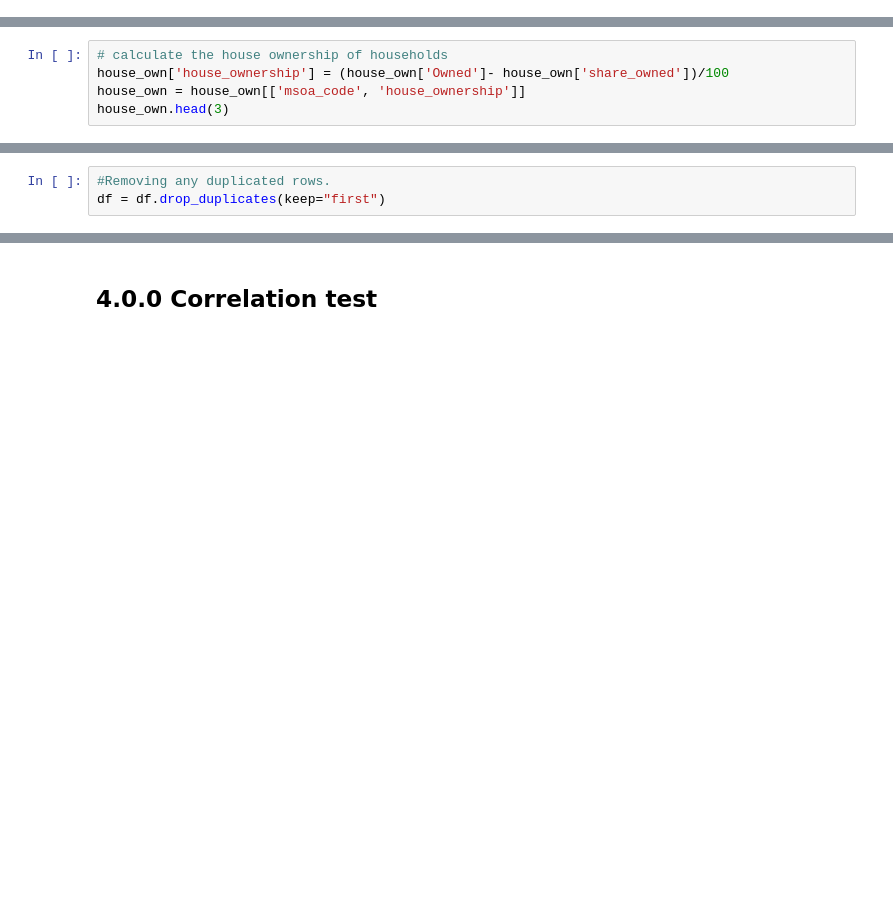
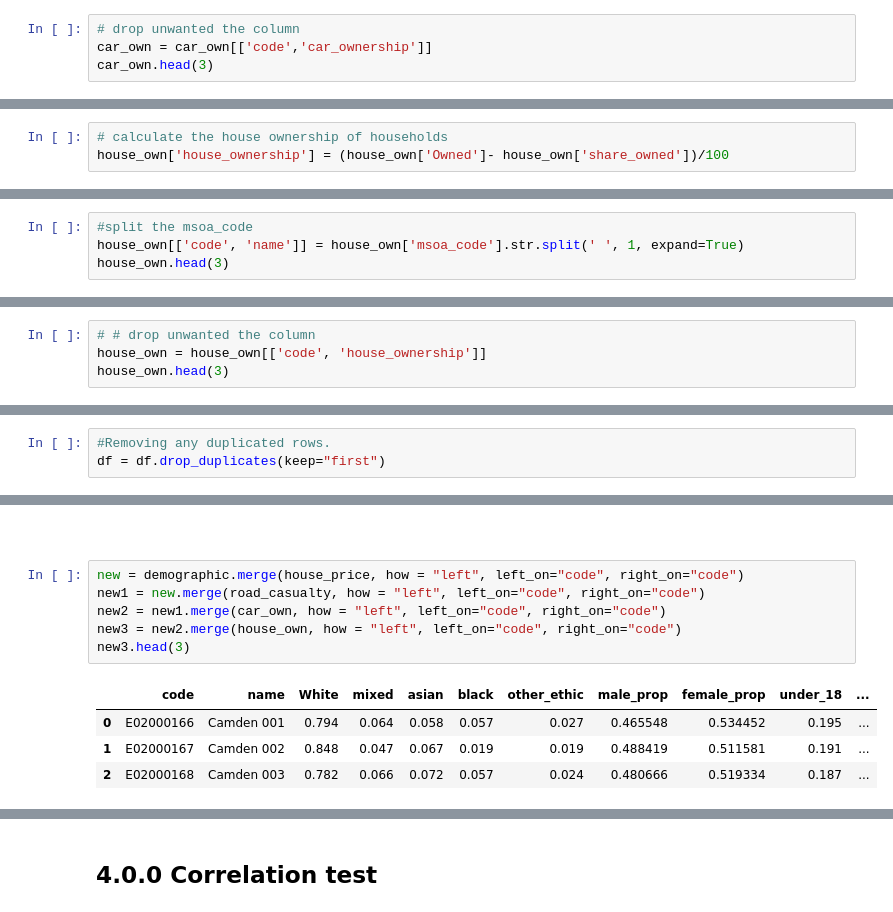
Before and after one commit to ZacharyP-E/qm_group25, a Jupyter notebook: qm_group_code.ipynb, the cells around one changed output, grey strips where cells are left out. Drawn from its saved outputs; the diff is of its cells as text; blank space fills up the shorter version.

```diff
--- a/qm_group_code.ipynb
+++ b/qm_group_code.ipynb
@@ -383,0 +394,4 @@ car_own.head(3)
+# %%
+# drop unwanted the column
+car_own = car_own[['code','car_ownership']]
+car_own.head(3)
@@ -402,5 +421,3 @@ Index(['msoa_code', 'All households', 'Owned', 'share_owned', 'Social rented',
 # %%
 # calculate the house ownership of households
 house_own['house_ownership'] = (house_own['Owned']- house_own['share_owned'])/100
-house_own = house_own[['msoa_code', 'house_ownership']]
-house_own.head(3)
@@ -411,0 +424,4 @@ house_own.head(3)
+# %%
+#split the msoa_code
+house_own[['code', 'name']] = house_own['msoa_code'].str.split(' ', 1, expand=True)
+house_own.head(3)
@@ -411,0 +433,4 @@ house_own.head(3)
+# %%
+# # drop unwanted the column
+house_own = house_own[['code', 'house_ownership']]
+house_own.head(3)
@@ -629,0 +672,13 @@ df = df.drop_duplicates(keep="first")
+# %% [markdown]
+###
+# %%
+new = demographic.merge(house_price, how = "left", left_on="code", right_on="code")
+new1 = new.merge(road_casualty, how = "left", left_on="code", right_on="code")
+new2 = new1.merge(car_own, how = "left", left_on="code", right_on="code")
+new3 = new2.merge(house_own, how = "left", left_on="code", right_on="code")
+new3.head(3)
+# %% [output]
+|  | code | name | White | mixed | asian | black | other_ethic | male_prop | female_prop | under_18 | ... |
+| 0 | E02000166 | Camden 001 | 0.794 | 0.064 | 0.058 | 0.057 | 0.027 | 0.465548 | 0.534452 | 0.195 | ... |
+| 1 | E02000167 | Camden 002 | 0.848 | 0.047 | 0.067 | 0.019 | 0.019 | 0.488419 | 0.511581 | 0.191 | ... |
+| 2 | E02000168 | Camden 003 | 0.782 | 0.066 | 0.072 | 0.057 | 0.024 | 0.480666 | 0.519334 | 0.187 | ... |
```
Also changed, not shown: parts of 31 cells of this notebook.
